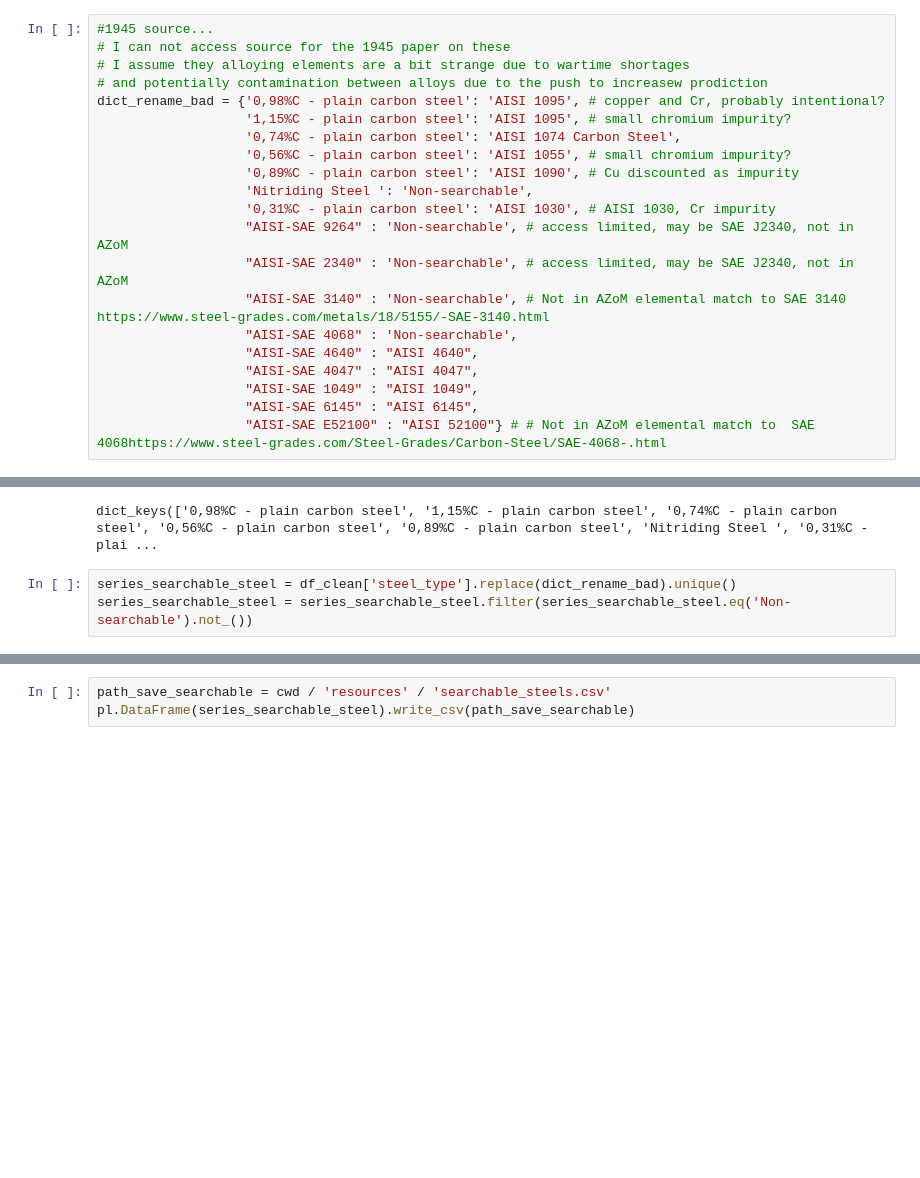
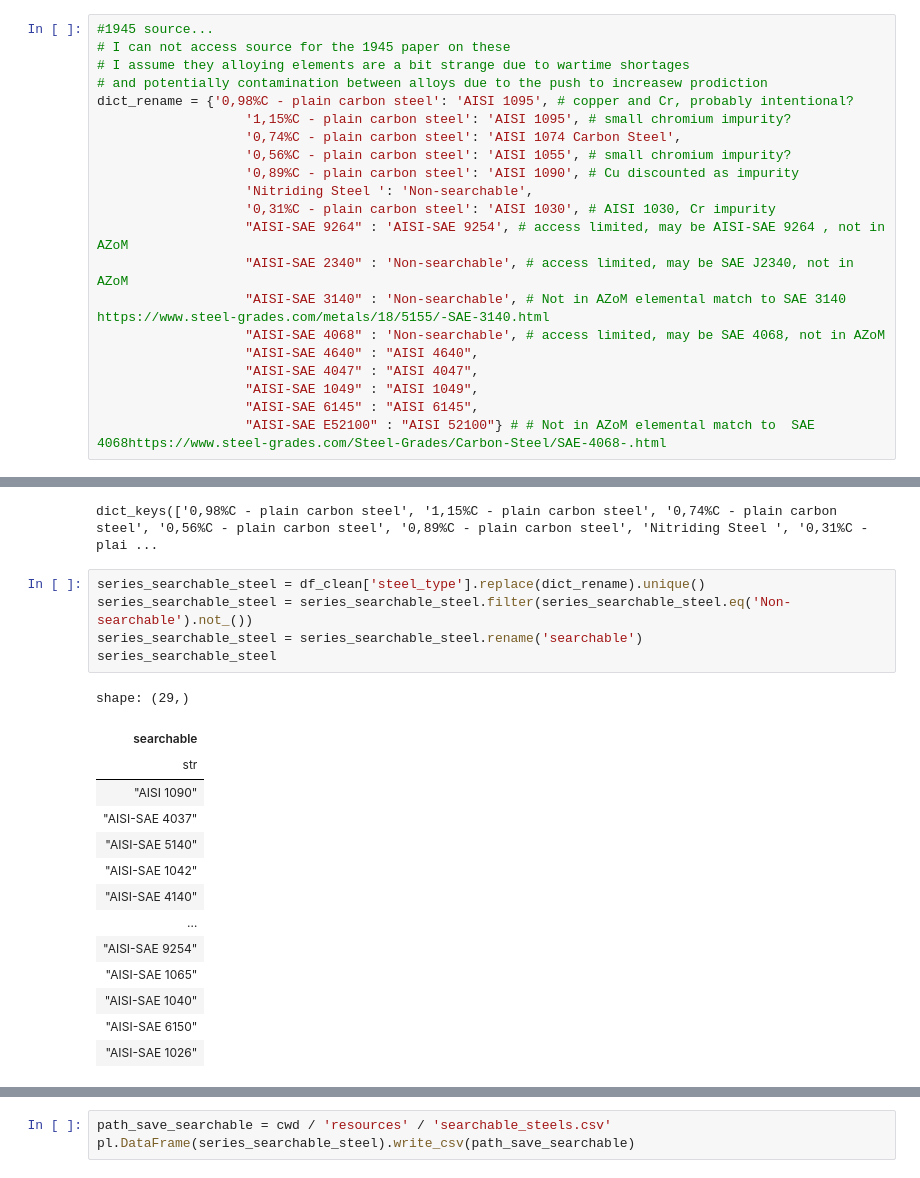
Before and after one commit to Nate-Sheibley/Mild-Steel-Tempering, a Jupyter notebook: 1-exploration_and_cleaning.ipynb, the cells around one changed output, grey strips where cells are left out. Cells and saved outputs as stored; diff of their text form; blank space fills up the shorter version.

```diff
--- a/1-exploration_and_cleaning.ipynb
+++ b/1-exploration_and_cleaning.ipynb
@@ -243,17 +243,17 @@ shape: (7, 13)
 # I can not access source for the 1945 paper on these
 # I assume they alloying elements are a bit strange due to wartime shortages
 # and potentially contamination between alloys due to the push to increasew prodiction
-dict_rename_bad = {'0,98%C - plain carbon steel': 'AISI 1095', # copper and Cr, probably intentional?
+dict_rename = {'0,98%C - plain carbon steel': 'AISI 1095', # copper and Cr, probably intentional?
                    '1,15%C - plain carbon steel': 'AISI 1095', # small chromium impurity?
                    '0,74%C - plain carbon steel': 'AISI 1074 Carbon Steel',
                    '0,56%C - plain carbon steel': 'AISI 1055', # small chromium impurity?
                    '0,89%C - plain carbon steel': 'AISI 1090', # Cu discounted as impurity
                    'Nitriding Steel ': 'Non-searchable',
                    '0,31%C - plain carbon steel': 'AISI 1030', # AISI 1030, Cr impurity
-                   "AISI-SAE 9264" : 'Non-searchable', # access limited, may be SAE J2340, not in AZoM
+                   "AISI-SAE 9264" : 'AISI-SAE 9254', # access limited, may be AISI-SAE 9264 , not in AZoM
                    "AISI-SAE 2340" : 'Non-searchable', # access limited, may be SAE J2340, not in AZoM
                    "AISI-SAE 3140" : 'Non-searchable', # Not in AZoM elemental match to SAE 3140 https://www.steel-grades.com/metals/18/5155/-SAE-3140.html
-                   "AISI-SAE 4068" : 'Non-searchable',
+                   "AISI-SAE 4068" : 'Non-searchable', # access limited, may be SAE 4068, not in AZoM
                    "AISI-SAE 4640" : "AISI 4640",
                    "AISI-SAE 4047" : "AISI 4047",
                    "AISI-SAE 1049" : "AISI 1049",
@@ -264,8 +264,25 @@ dict_rename_bad.keys()
 # %% [output]
 dict_keys(['0,98%C - plain carbon steel', '1,15%C - plain carbon steel', '0,74%C - plain carbon steel', '0,56%C - plain carbon steel', '0,89%C - plain carbon steel', 'Nitriding Steel ', '0,31%C - plai ...
 # %%
-series_searchable_steel = df_clean['steel_type'].replace(dict_rename_bad).unique()
+series_searchable_steel = df_clean['steel_type'].replace(dict_rename).unique()
 series_searchable_steel = series_searchable_steel.filter(series_searchable_steel.eq('Non-searchable').not_())
+series_searchable_steel = series_searchable_steel.rename('searchable')
+series_searchable_steel
+# %% [output]
+shape: (29,)
+| searchable |
+| str |
+| "AISI 1090" |
+| "AISI-SAE 4037" |
+| "AISI-SAE 5140" |
+| "AISI-SAE 1042" |
+| "AISI-SAE 4140" |
+| … |
+| "AISI-SAE 9254" |
+| "AISI-SAE 1065" |
+| "AISI-SAE 1040" |
+| "AISI-SAE 6150" |
+| "AISI-SAE 1026" |
 # %%
 df_clean["tempering_time_s", "tempering_temperature_C"].unique()
 # May need to bin tempering temps
```
Also changed, not shown: parts of 5 cells of this notebook, 3 other files.
